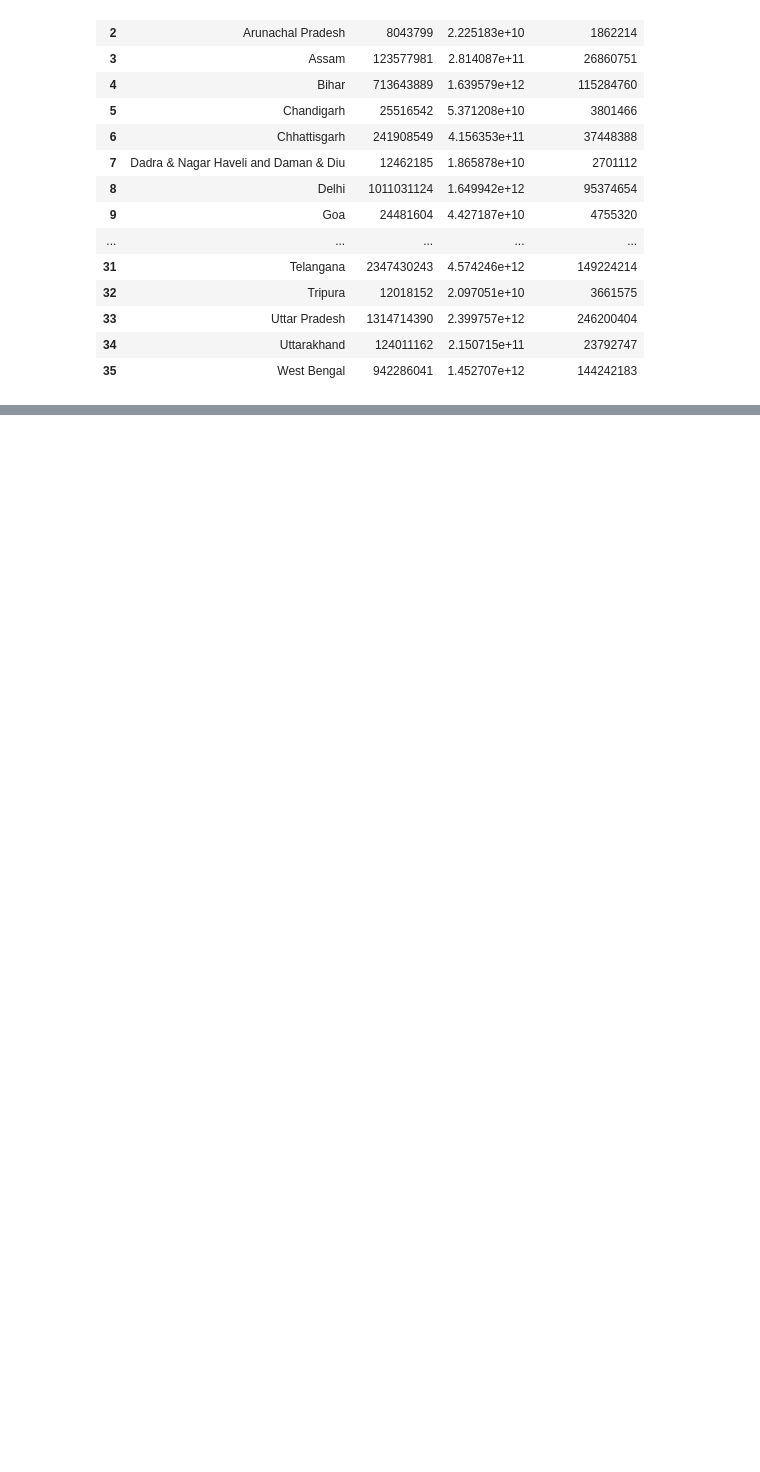
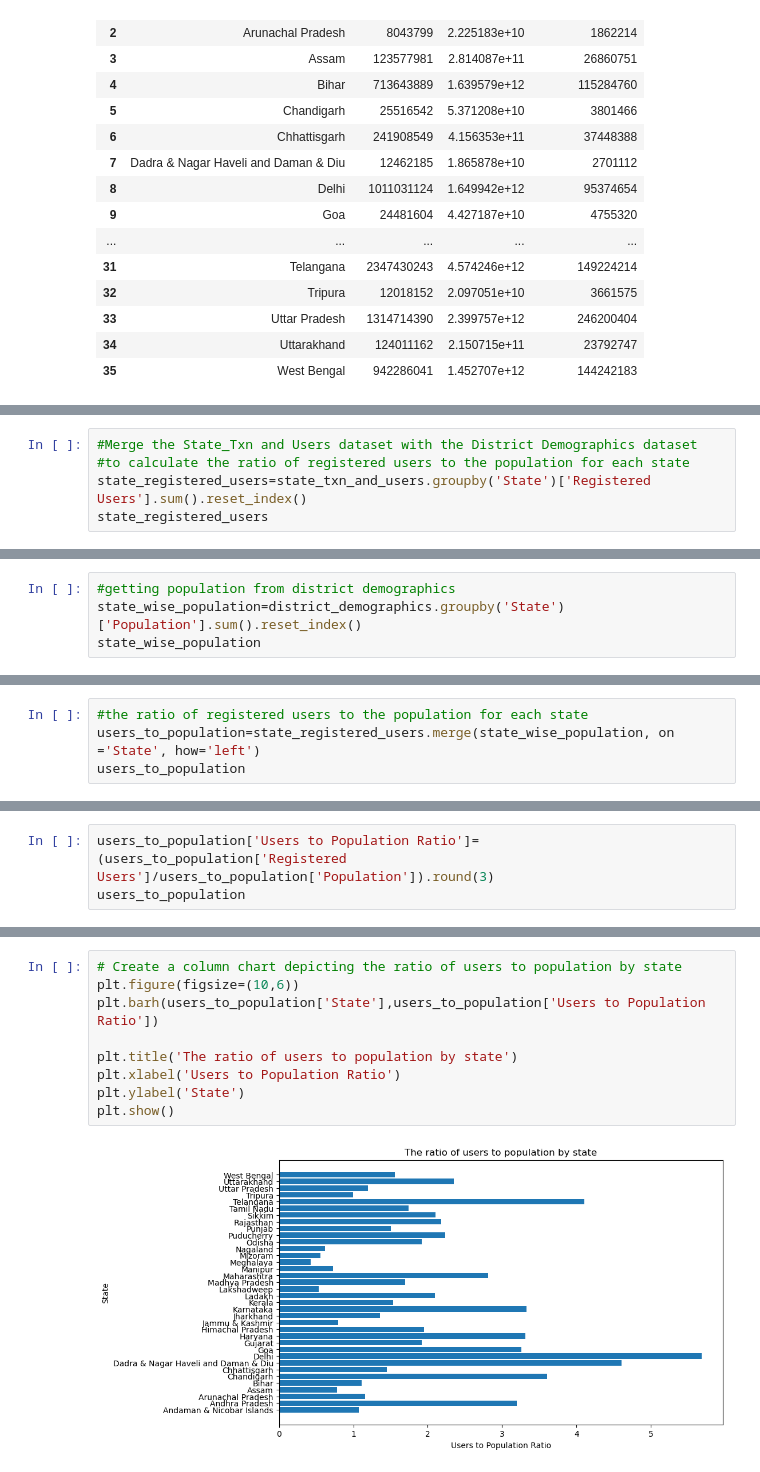
Before and after one commit to Shyam1327/PhonePe_Case_Study_Analysis, a Jupyter notebook: PhonePe.ipynb, the cells around one changed output, grey strips where cells are left out. Saved outputs shown, nothing was run; the diff lists cells and outputs as text; blank space fills up the shorter version.

```diff
--- a/PhonePe.ipynb
+++ b/PhonePe.ipynb
@@ -1119,0 +1179,5 @@ state_stats
+# %%
+#Merge the State_Txn and Users dataset with the District Demographics dataset
+#to calculate the ratio of registered users to the population for each state
+state_registered_users=state_txn_and_users.groupby('State')['Registered Users'].sum().reset_index()
+state_registered_users
@@ -1119,0 +1202,4 @@ state_stats
+# %%
+#getting population from district demographics
+state_wise_population=district_demographics.groupby('State')['Population'].sum().reset_index()
+state_wise_population
@@ -1119,0 +1224,4 @@ state_stats
+# %%
+#the ratio of registered users to the population for each state
+users_to_population=state_registered_users.merge(state_wise_population, on ='State', how='left')
+users_to_population
@@ -1119,0 +1246,3 @@ state_stats
+# %%
+users_to_population['Users to Population Ratio']=(users_to_population['Registered Users']/users_to_population['Population']).round(3)
+users_to_population
@@ -1119,0 +1267,11 @@ state_stats
+# %%
+# Create a column chart depicting the ratio of users to population by state
+plt.figure(figsize=(10,6))
+plt.barh(users_to_population['State'],users_to_population['Users to Population Ratio'])
+
+plt.title('The ratio of users to population by state')
+plt.xlabel('Users to Population Ratio')
+plt.ylabel('State')
+plt.show()
+# %% [output]
+[figure, added]
```
Also changed, not shown: parts of 14 cells of this notebook.
